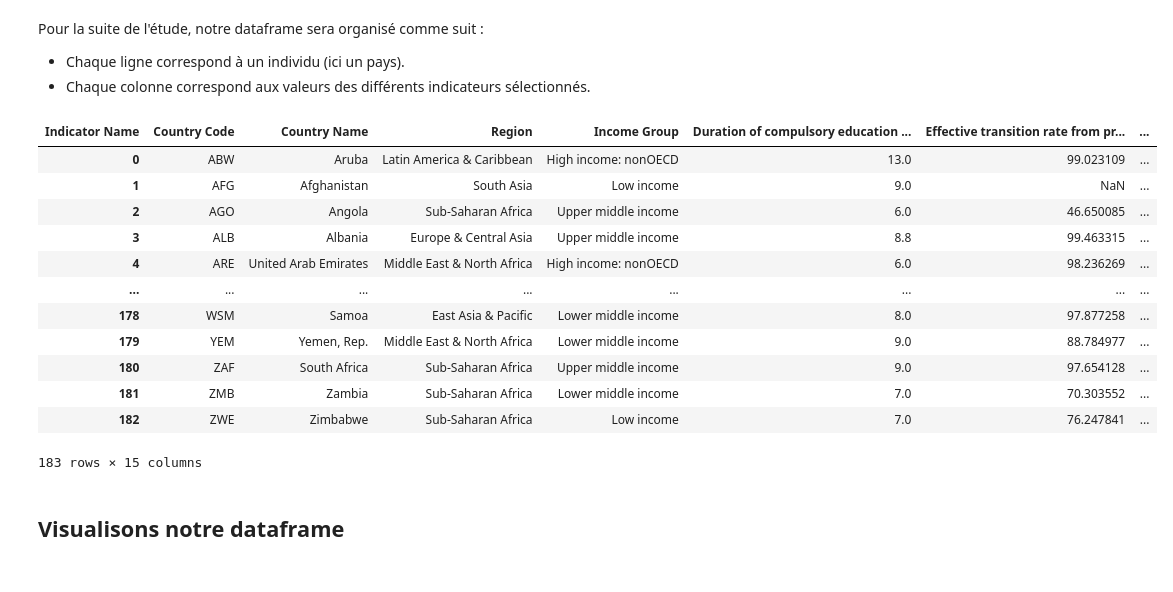
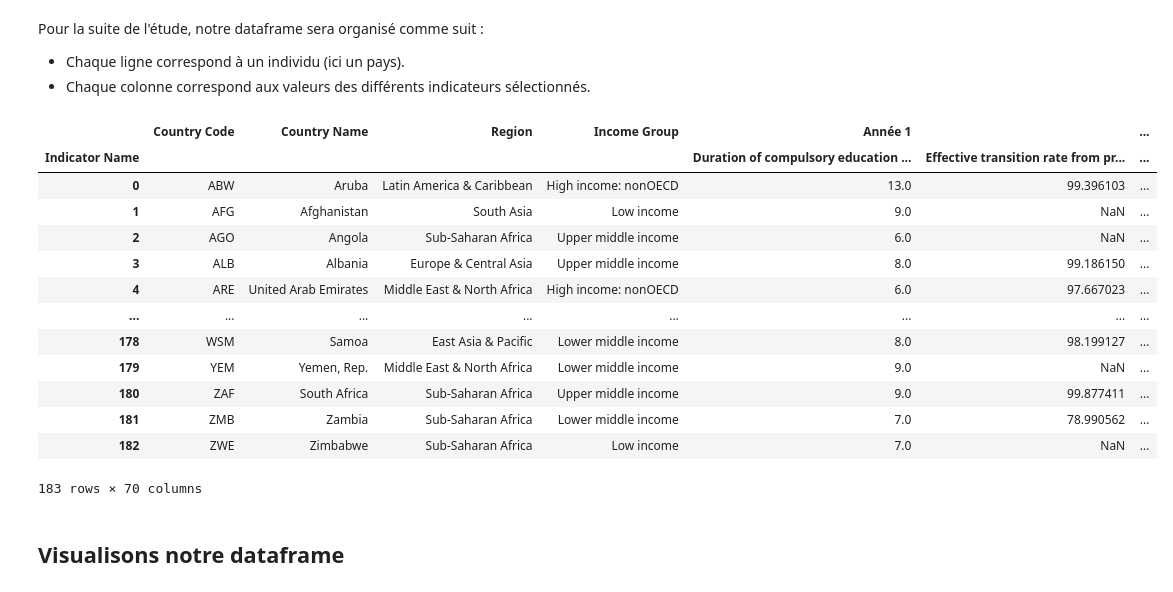
Before and after one commit to lalende/OpenClassRooms-Certification-Data-Scientist, a Jupyter notebook: Projet 2 - Analysez des données de systèmes éducatifs/Projet 2.ipynb, the cells around one changed output. Cells and saved outputs as stored; diff of their text form; code cells hidden in the pictures.

```diff
--- a/Projet 2 - Analysez des données de systèmes éducatifs/Projet 2.ipynb
+++ b/Projet 2 - Analysez des données de systèmes éducatifs/Projet 2.ipynb
@@ -1313,23 +1313,32 @@ def moyenne_annees(dataframe) :
     df_annees = df.loc[:, annees_conservees]
     df_infos = df.loc[:, ["Indicator Code", "Indicator Name", "Country Code", "Country Name", "Region", "Income Group"]]
 
-    # Nous parcourons le dataframe des années afin
+    # Nous parcourons le dataframe des années afin sélectionner les 5 années de données les plus récentes,
+    # et en faire la moyenne
     nb_annees = 5
     liste_moyenne = []
+    liste_annees = []
     for i in range(len(df_annees)) :
-        new_ligne = np.zeros(nb_annees)
+        new_ligne = np.full(nb_annees, np.nan)
         ligne = pd.Series(df_annees.loc[i, :].dropna())
-        # Parcourir la liste ligne depuis la fin pour ajouter depuis la fin dans la liste new_ligne
+        # On parcourt la liste ligne depuis la fin pour ajouter depuis la fin dans la liste new_ligne
         for j in range(1, nb_annees+1) :
             if j <= len(ligne) :
                 new_ligne[-j] = ligne.iloc[-j]
                 #liste_moyenne.append(new_ligne)
+
+        # On ajoute nos nouvelles données dans deux listes
+        liste_annees.append(new_ligne)
+
         if len(ligne) < nb_annees :
-            liste_moyenne.append(sum(new_ligne)/len(ligne))
+            liste_moyenne.append(sum(np.nan_to_num(new_ligne))/len(ligne))
         else :
             liste_moyenne.append(sum(new_ligne)/nb_annees)
 
-    df_infos["Value"] = liste_moyenne
+    #Ensuite, on complète notre dataframe avec les données récoltées
+    df_infos["Moyenne 5 ans"] = liste_moyenne
+    annees = pd.DataFrame(data=liste_annees, columns=["Année 1", "Année 2", "Année 3", "Année 4", "Année 5"])
+    df_infos = pd.concat([df_infos, annees], axis=1)
 
     #return pd.DataFrame([df_infos, df_moyenne])
     return df_infos
@@ -1351,22 +1375,23 @@ Pour la suite de l'étude, notre dataframe sera organisé comme suit :
 - Chaque ligne correspond à un individu (ici un pays).
 - Chaque colonne correspond aux valeurs des différents indicateurs sélectionnés.
 # %%
-data = data.pivot_table(index=["Country Code", "Country Name", "Region", "Income Group"], columns="Indicator Name", values="Value")
+data = data.pivot_table(index=["Country Code", "Country Name", "Region", "Income Group"], columns="Indicator Name", values=["Moyenne 5 ans", "Année 1", "Année 2", "Année 3", "Année 4", "Année 5"])
 data.reset_index()
 # %% [output]
-| Indicator Name | Country Code | Country Name | Region | Income Group | Duration of compulsory education ... | Effective transition rate from pr... | ... |
-| 0 | ABW | Aruba | Latin America & Caribbean | High income: nonOECD | 13.0 | 99.023109 | ... |
+|  | Country Code | Country Name | Region | Income Group | Année 1 |  | ... |
+| Indicator Name |  |  |  |  | Duration of compulsory education ... | Effective transition rate from pr... | ... |
+| 0 | ABW | Aruba | Latin America & Caribbean | High income: nonOECD | 13.0 | 99.396103 | ... |
 | 1 | AFG | Afghanistan | South Asia | Low income | 9.0 | NaN | ... |
-| 2 | AGO | Angola | Sub-Saharan Africa | Upper middle income | 6.0 | 46.650085 | ... |
-| 3 | ALB | Albania | Europe & Central Asia | Upper middle income | 8.8 | 99.463315 | ... |
-| 4 | ARE | United Arab Emirates | Middle East & North Africa | High income: nonOECD | 6.0 | 98.236269 | ... |
+| 2 | AGO | Angola | Sub-Saharan Africa | Upper middle income | 6.0 | NaN | ... |
+| 3 | ALB | Albania | Europe & Central Asia | Upper middle income | 8.0 | 99.186150 | ... |
+| 4 | ARE | United Arab Emirates | Middle East & North Africa | High income: nonOECD | 6.0 | 97.667023 | ... |
 | ... | ... | ... | ... | ... | ... | ... | ... |
-| 178 | WSM | Samoa | East Asia & Pacific | Lower middle income | 8.0 | 97.877258 | ... |
-| 179 | YEM | Yemen, Rep. | Middle East & North Africa | Lower middle income | 9.0 | 88.784977 | ... |
-| 180 | ZAF | South Africa | Sub-Saharan Africa | Upper middle income | 9.0 | 97.654128 | ... |
-| 181 | ZMB | Zambia | Sub-Saharan Africa | Lower middle income | 7.0 | 70.303552 | ... |
-| 182 | ZWE | Zimbabwe | Sub-Saharan Africa | Low income | 7.0 | 76.247841 | ... |
+| 178 | WSM | Samoa | East Asia & Pacific | Lower middle income | 8.0 | 98.199127 | ... |
+| 179 | YEM | Yemen, Rep. | Middle East & North Africa | Lower middle income | 9.0 | NaN | ... |
+| 180 | ZAF | South Africa | Sub-Saharan Africa | Upper middle income | 9.0 | 99.877411 | ... |
+| 181 | ZMB | Zambia | Sub-Saharan Africa | Lower middle income | 7.0 | 78.990562 | ... |
+| 182 | ZWE | Zimbabwe | Sub-Saharan Africa | Low income | 7.0 | NaN | ... |
-183 rows × 15 columns
+183 rows × 70 columns
 # %% [markdown]
 ## Visualisons notre dataframe
 # %%
```
Also changed, not shown: parts of 13 cells of this notebook.
